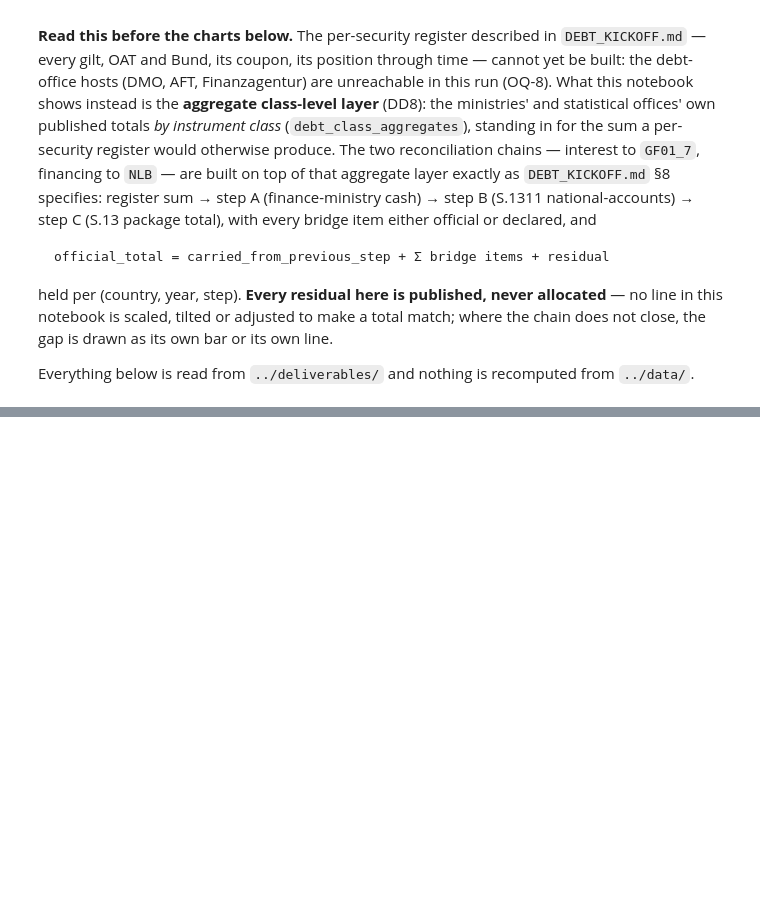
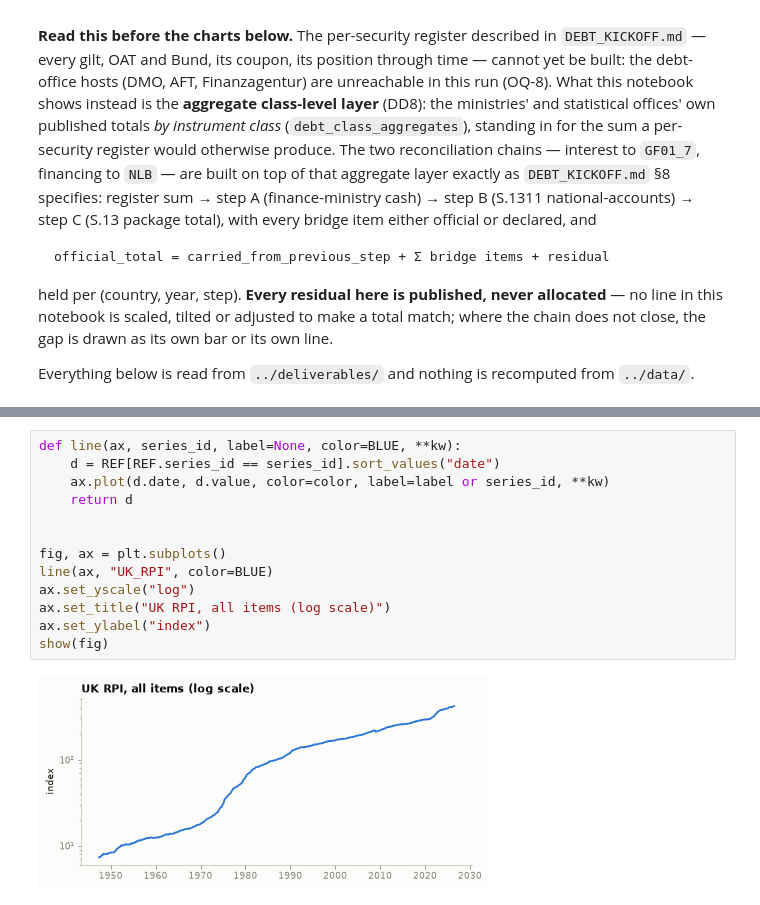
Before and after one commit to adrianchiu1/redbox, a Jupyter notebook: notebooks/debtbook.ipynb, the cells around one changed output, grey strips where cells are left out. Saved outputs shown, nothing was run; the diff lists cells and outputs as text; blank space fills up the shorter version.

```diff
--- a/notebooks/debtbook.ipynb
+++ b/notebooks/debtbook.ipynb
@@ -139,0 +150,15 @@ def thousands(ax):
+# %%
+def line(ax, series_id, label=None, color=BLUE, **kw):
+    d = REF[REF.series_id == series_id].sort_values("date")
+    ax.plot(d.date, d.value, color=color, label=label or series_id, **kw)
+    return d
+
+
+fig, ax = plt.subplots()
+line(ax, "UK_RPI", color=BLUE)
+ax.set_yscale("log")
+ax.set_title("UK RPI, all items (log scale)")
+ax.set_ylabel("index")
+show(fig)
+# %% [output]
+[figure, added]
```
Also changed, not shown: parts of 43 cells of this notebook, 6 other files.
